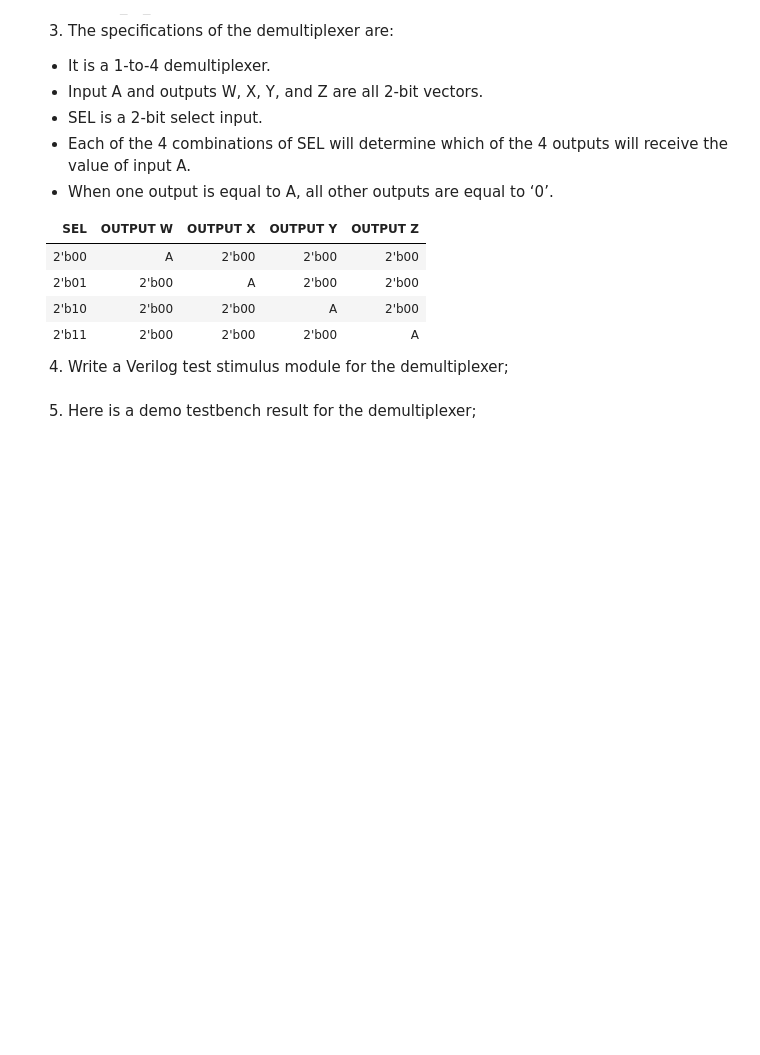
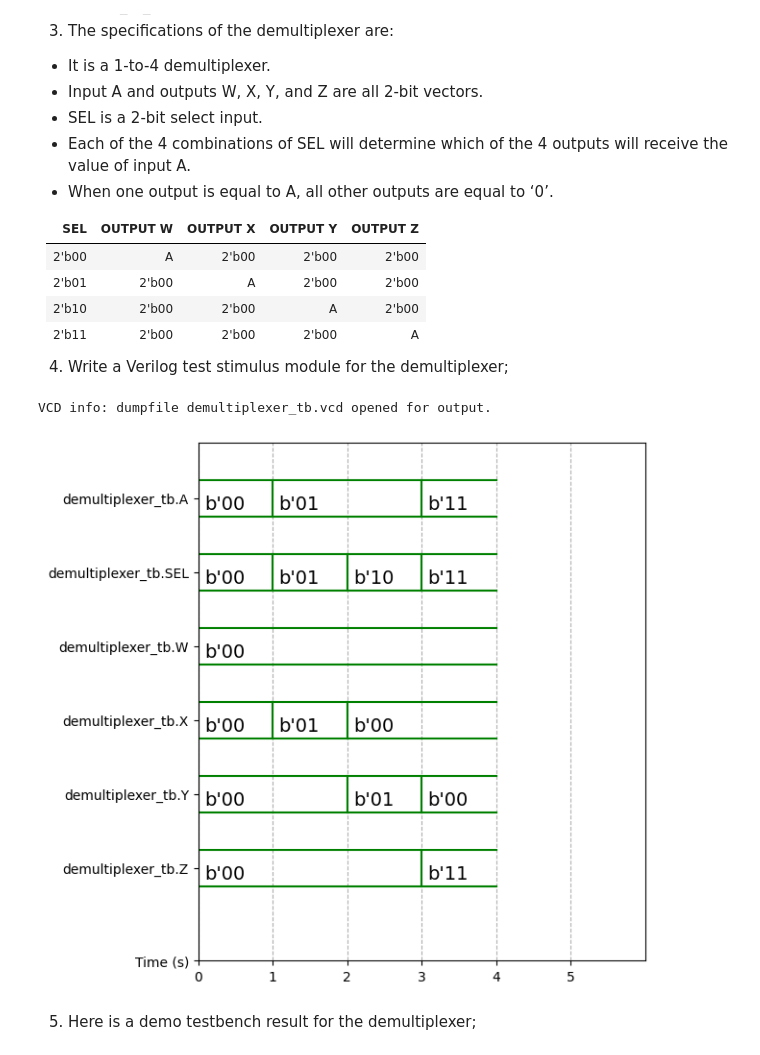
Before and after one commit to Keithleezx123/DSL, a Jupyter notebook: Copy_of_VerilogGitHomework.ipynb, the cells around one changed output. Drawn from its saved outputs; the diff is of its cells as text; code cells hidden in the pictures; blank space fills up the shorter version.

```diff
--- a/Copy_of_VerilogGitHomework.ipynb
+++ b/Copy_of_VerilogGitHomework.ipynb
@@ -240,3 +222,63 @@ endmodule
+# %%
+%%verilog
+
+//!DO NOT MODIFY MODULE NAME AND PORT NAME!
+module demultiplexer(
+    input [1:0]A,
+    input [1:0]SEL,
+    output reg [1:0]W,
+    output reg [1:0]X,
+    output reg [1:0]Y,
+    output reg [1:0]Z
+    );
+
+//YOUR CODE HERE
+always @(*) begin
+    case(SEL)
+        2'b00: begin W=A; X=2'b00; Y=2'b00; Z=2'b00; end
+        2'b01: begin W=2'b00; X=A; Y=2'b00; Z=2'b00; end
+        2'b10: begin W=2'b00; X=2'b00; Y=A; Z=2'b00; end
+        2'b11: begin W=2'b00; X=2'b00; Y=2'b00; Z=A; end  // Fixed syntax: comma -> semicolon
+        default: begin W=2'b00; X=2'b00; Y=2'b00; Z=2'b00; end
+    endcase
+end
+endmodule  // Added missing endmodule
+
+//TESTBENCH HERE
+module demultiplexer_tb();
+    reg [1:0]A;
+    reg [1:0]SEL;
+    wire [1:0]W;
+    wire [1:0]X;
+    wire [1:0]Y;
+    wire [1:0]Z;
+
+    demultiplexer demultiplexer_inst(.A(A), .SEL(SEL), .W(W), .X(X), .Y(Y), .Z(Z));
+
+    initial begin
+        A = 2'b00;    // Fixed: Added semicolons
+        SEL = 2'b00;  // Fixed: Added semicolons
+        #1 A = 2'b01; SEL = 2'b01;
+        #1 SEL = 2'b10;
+        #1 SEL = 2'b11; A = 2'b11;  // Fixed: comma -> semicolon
+        #1 $finish;
+    end
+
+    initial begin
+        $dumpfile("demultiplexer_tb.vcd");
+        $dumpvars(0,demultiplexer_tb);
+    end
+endmodule
+# %% [output]
+VCD info: dumpfile demultiplexer_tb.vcd opened for output.
+# %%
+%%waveform demultiplexer_tb.vcd
+sign_list = ['demultiplexer_tb.A', 'demultiplexer_tb.SEL','demultiplexer_tb.W','demultiplexer_tb.X', 'demultiplexer_tb.Y', 'demultiplexer_tb.Z']
+time_begin = 0
+time_end = 5
+base = 'bin' # bin, dec, dec2, hex, octal
+# %% [output]
+[figure, added]
 # %% [markdown]
 5. Here is a demo testbench result for the demultiplexer;
 # %% [markdown]
```
Also changed, not shown: parts of 9 cells of this notebook.
